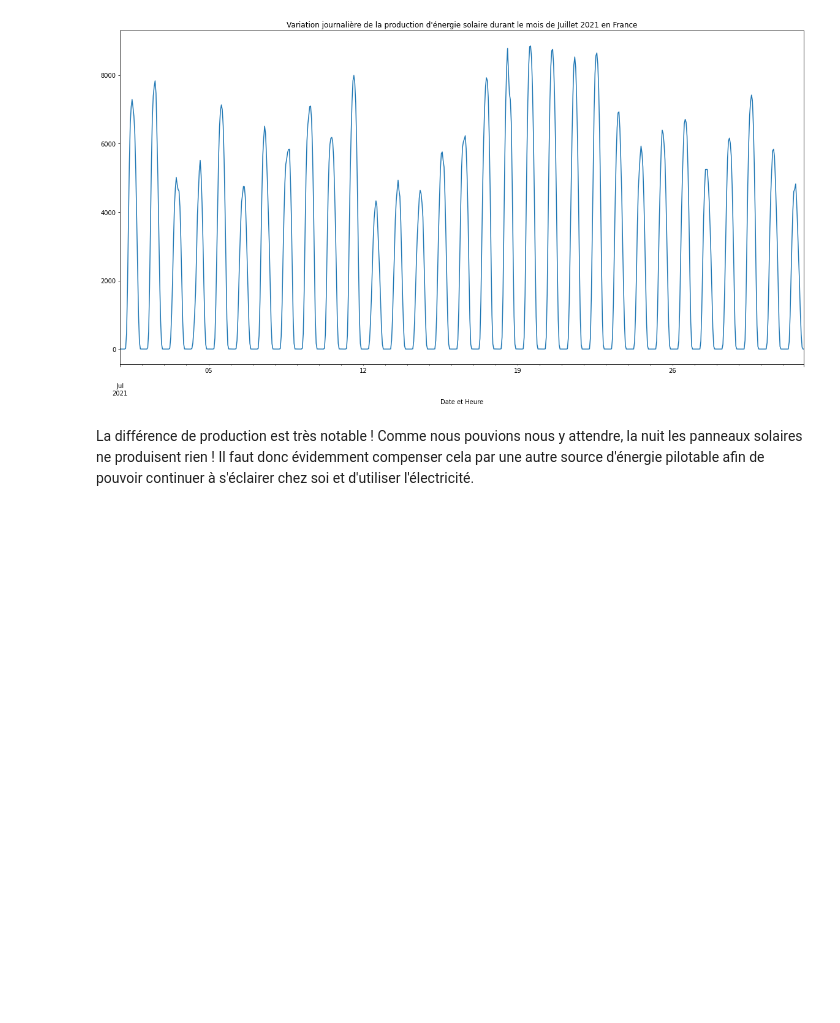
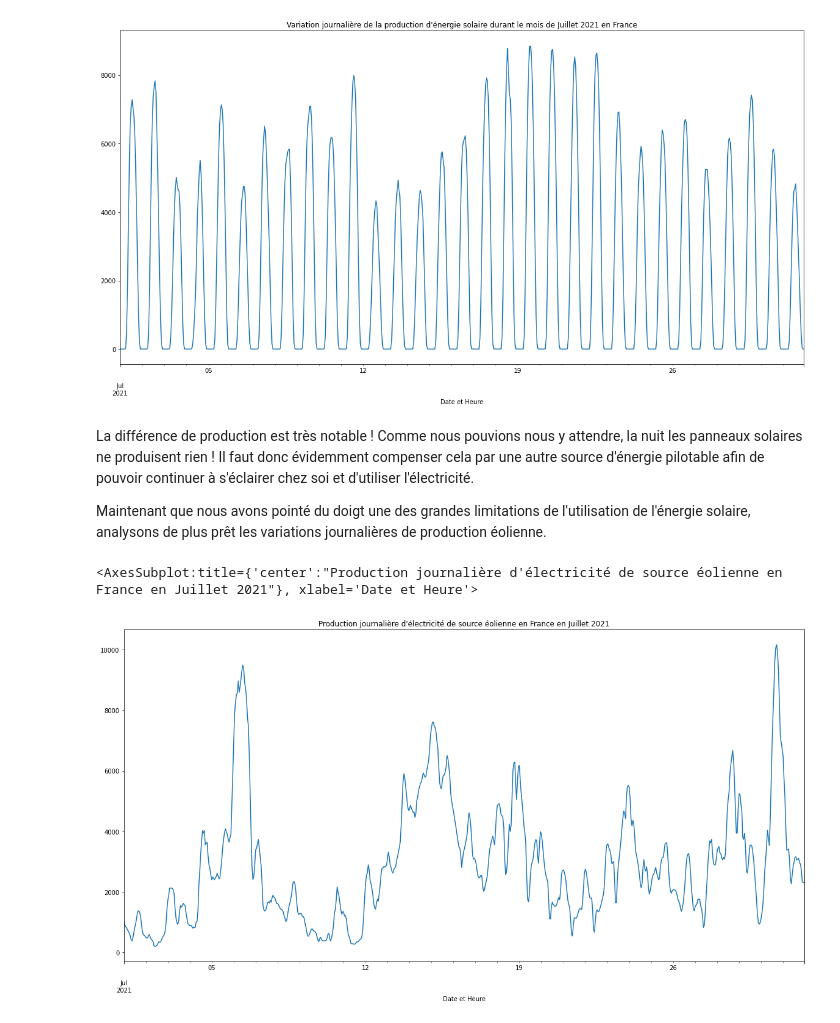
Before and after one commit to quentinhaenn/projet-co2, a Jupyter notebook: Code/projet-co2.ipynb, the cells around one changed output. Cells and saved outputs as stored; diff of their text form; code cells hidden in the pictures; blank space fills up the shorter version.

Commit message:
premier commit avec l'etude sur les emissions liées à la production d'électricité

```diff
--- a/Code/projet-co2.ipynb
+++ b/Code/projet-co2.ipynb
@@ -188,3 +189,10 @@ data_juillet_solaire = data_enr['Solaire (MW)'].loc[data_enr.index.month == 7].r
 [figure]
 # %% [markdown]
 La différence de production est très notable ! Comme nous pouvions nous y attendre, la nuit les panneaux solaires ne produisent rien ! Il faut donc évidemment compenser cela par une autre source d'énergie pilotable afin de pouvoir continuer à s'éclairer chez soi et d'utiliser l'électricité.
+
+Maintenant que nous avons pointé du doigt une des grandes limitations de l'utilisation de l'énergie solaire, analysons de plus prêt les variations journalières de production éolienne.
+# %%
+data_enr['Eolien (MW)'].loc[data_enr.index.month == 7].resample('H').mean().plot(figsize=(20,10), title="Production journalière d'électricité de source éolienne en France en Juillet 2021")
+# %% [output]
+<AxesSubplot:title={'center':"Production journalière d'électricité de source éolienne en France en Juillet 2021"}, xlabel='Date et Heure'>
+[figure, added]
```
Also changed, not shown: parts of 12 cells of this notebook.
